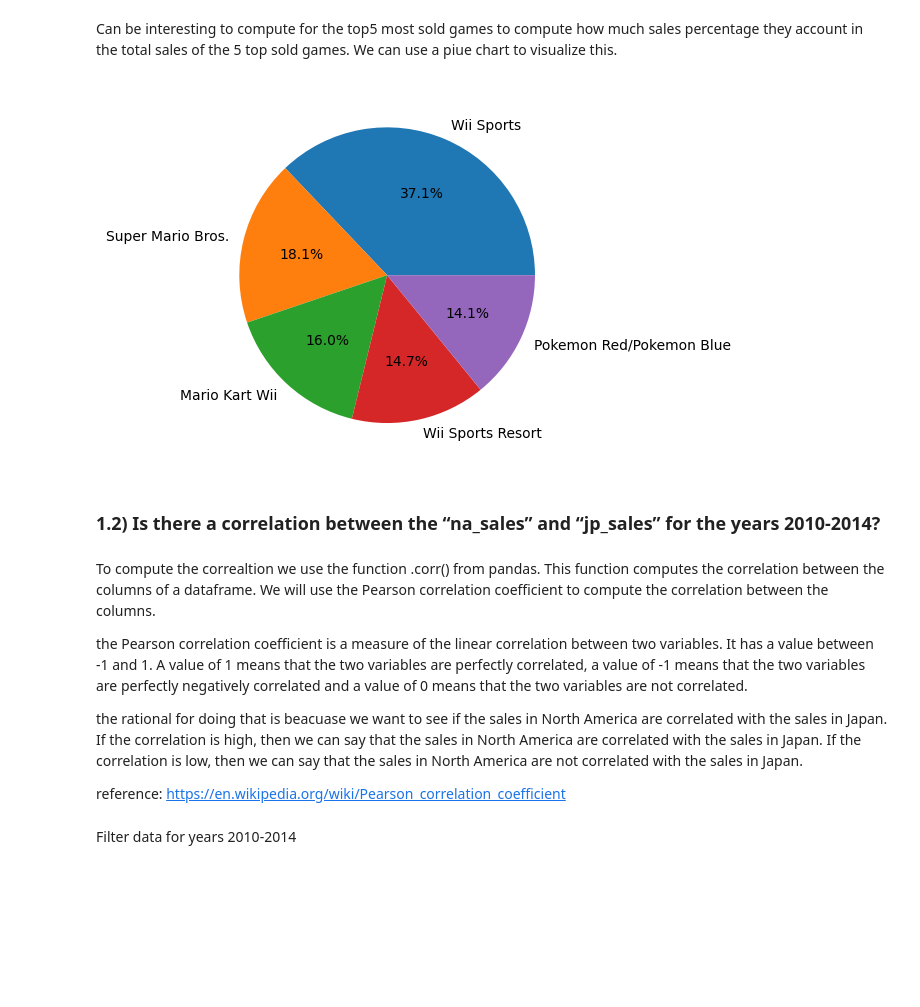
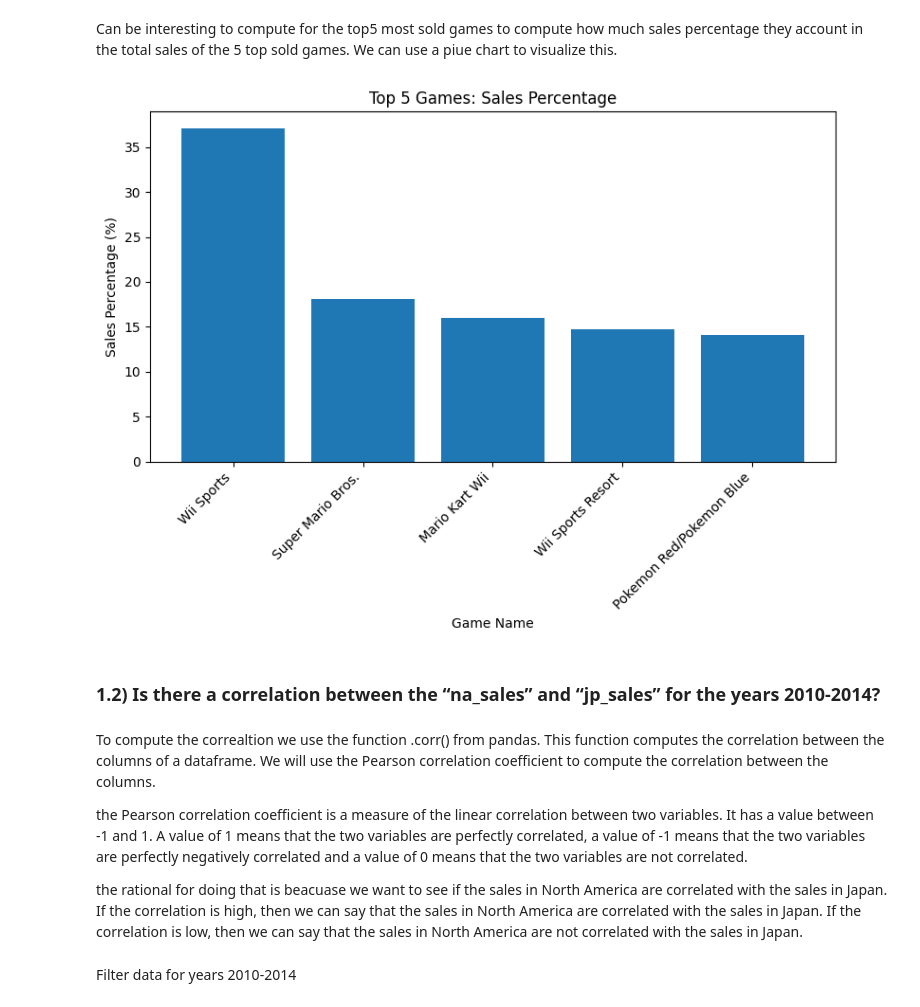
Before and after one commit to riccardopossier/Videogame_dataset, a Jupyter notebook: RiccardoPossieri_DPrepHDip_CA1.ipynb, the cells around one changed output. Cells and saved outputs as stored; diff of their text form; code cells hidden in the pictures; blank space fills up the shorter version.

```diff
--- a/RiccardoPossieri_DPrepHDip_CA1.ipynb
+++ b/RiccardoPossieri_DPrepHDip_CA1.ipynb
@@ -199,12 +223,19 @@ Bottom 5 Games by Global Sales:
 16292                                     K-1 Grand Prix          0.01
 # %% [markdown]
 Can be interesting to compute for the top5 most sold games to compute how much sales percentage they account in the total sales of the 5 top sold games. We can use a piue chart to visualize this.
-# %%
-top5_sales = top_5_games['Global_Sales']
-top5_sales_perc = top5_sales / top_5_games['Global_Sales'].sum() * 100
-plt.pie(top5_sales_perc, labels=top_5_games['Name'].values, autopct='%1.1f%%');
-# %% [output]
-[figure, removed]
+# %%
+top5_sales = top_5_games['Global_Sales']
+top5_sales_perc = top5_sales / top_5_games['Global_Sales'].sum() * 100
+plt.figure(figsize=(8, 6))
+plt.bar(top_5_games['Name'], top5_sales_perc)
+plt.xlabel('Game Name')
+plt.ylabel('Sales Percentage (%)')
+plt.title('Top 5 Games: Sales Percentage')
+plt.xticks(rotation=45, ha='right')
+plt.tight_layout()
+plt.show();
+# %% [output]
+[figure, added]
 # %% [markdown]
 ### 1.2) Is there a correlation between the “na_sales” and “jp_sales” for the years 2010-2014?
 # %% [markdown]
@@ -213,8 +244,6 @@ To compute the correaltion we use the function .corr() from pandas. This functio
 the Pearson correlation coefficient is a measure of the linear correlation between two variables. It has a value between -1 and 1. A value of 1 means that the two variables are perfectly correlated, a value of -1 means that the two variables are perfectly negatively correlated and a value of 0 means that the two variables are not correlated.
 
 the rational for doing that is beacuase we want to see if the sales in North America are correlated with the sales in Japan. If the correlation is high, then we can say that the sales in North America are correlated with the sales in Japan. If the correlation is low, then we can say that the sales in North America are not correlated with the sales in Japan.
-
-reference: https://en.wikipedia.org/wiki/Pearson_correlation_coefficient
 # %% [markdown]
 Filter data for years 2010-2014
 # %%
```
Also changed, not shown: parts of 12 cells of this notebook.
